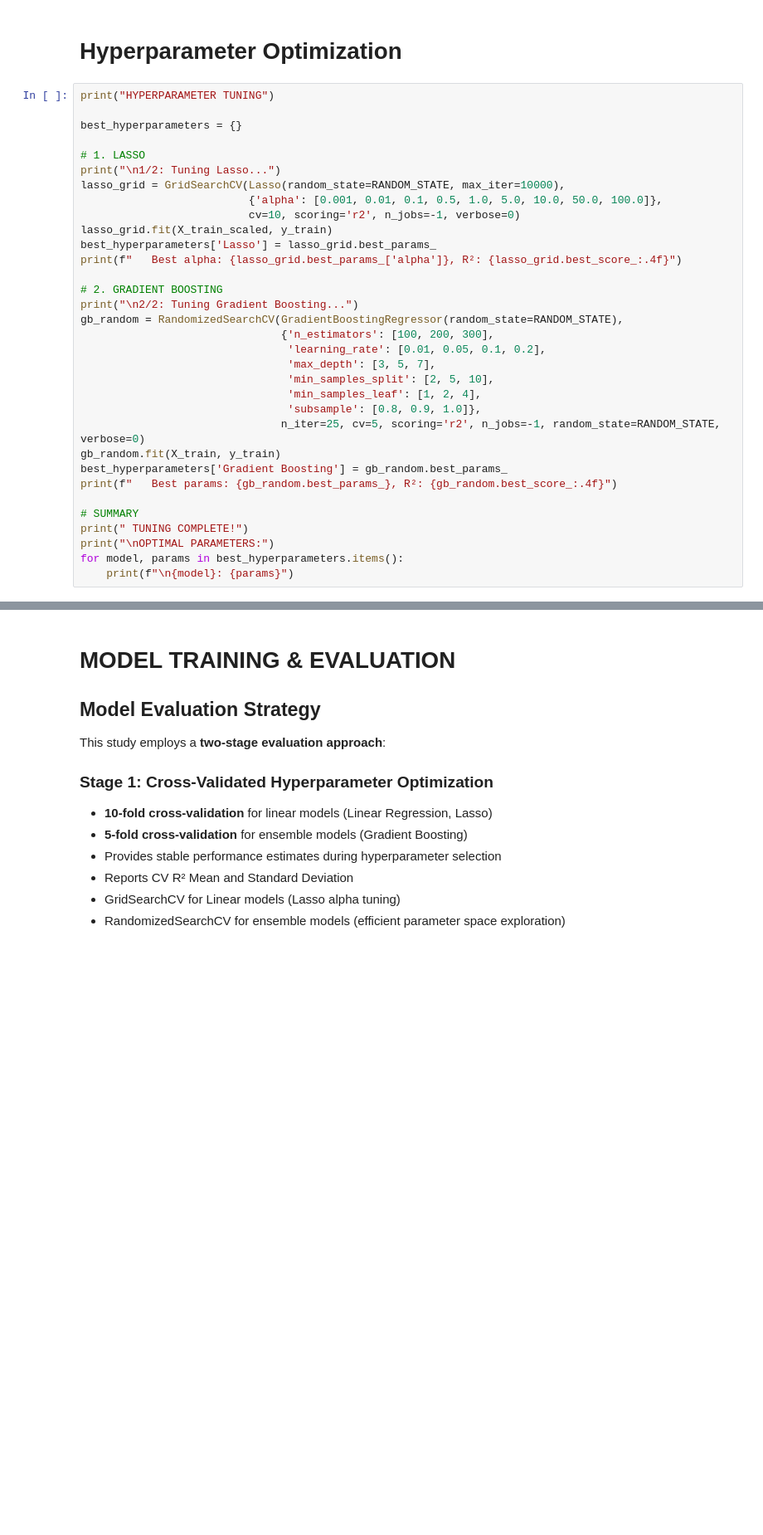
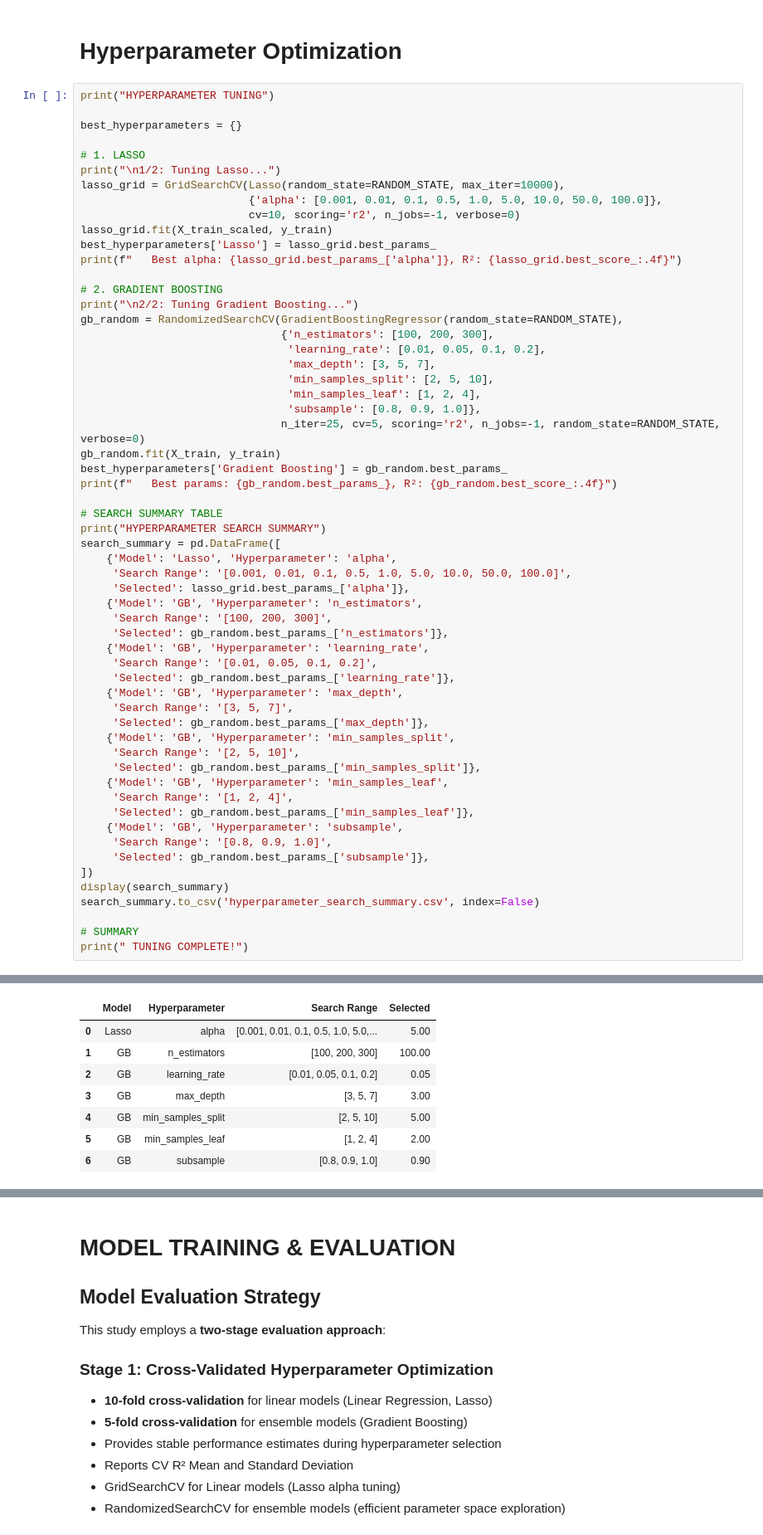
Before and after one commit to IfeakanduBenedict/pediatric-pneumonia-ml-england, a Jupyter notebook: Pediatric_Pneumonia_Analysis.ipynb, the cells around one changed output, grey strips where cells are left out. Shown at 83% size. Saved outputs shown, nothing was run; the diff lists cells and outputs as text; blank space fills up the shorter version.

```diff
--- a/Pediatric_Pneumonia_Analysis.ipynb
+++ b/Pediatric_Pneumonia_Analysis.ipynb
@@ -972,11 +972,36 @@ gb_random.fit(X_train, y_train)
 best_hyperparameters['Gradient Boosting'] = gb_random.best_params_
 print(f"   Best params: {gb_random.best_params_}, R²: {gb_random.best_score_:.4f}")
 
+# SEARCH SUMMARY TABLE
+print("HYPERPARAMETER SEARCH SUMMARY")
+search_summary = pd.DataFrame([
+    {'Model': 'Lasso', 'Hyperparameter': 'alpha',
+     'Search Range': '[0.001, 0.01, 0.1, 0.5, 1.0, 5.0, 10.0, 50.0, 100.0]',
+     'Selected': lasso_grid.best_params_['alpha']},
+    {'Model': 'GB', 'Hyperparameter': 'n_estimators',
+     'Search Range': '[100, 200, 300]',
+     'Selected': gb_random.best_params_['n_estimators']},
+    {'Model': 'GB', 'Hyperparameter': 'learning_rate',
+     'Search Range': '[0.01, 0.05, 0.1, 0.2]',
+     'Selected': gb_random.best_params_['learning_rate']},
+    {'Model': 'GB', 'Hyperparameter': 'max_depth',
+     'Search Range': '[3, 5, 7]',
+     'Selected': gb_random.best_params_['max_depth']},
+    {'Model': 'GB', 'Hyperparameter': 'min_samples_split',
+     'Search Range': '[2, 5, 10]',
+     'Selected': gb_random.best_params_['min_samples_split']},
+    {'Model': 'GB', 'Hyperparameter': 'min_samples_leaf',
+     'Search Range': '[1, 2, 4]',
+     'Selected': gb_random.best_params_['min_samples_leaf']},
+    {'Model': 'GB', 'Hyperparameter': 'subsample',
+     'Search Range': '[0.8, 0.9, 1.0]',
+     'Selected': gb_random.best_params_['subsample']},
+])
+display(search_summary)
+search_summary.to_csv('hyperparameter_search_summary.csv', index=False)
+
 # SUMMARY
 print(" TUNING COMPLETE!")
-print("\nOPTIMAL PARAMETERS:")
-for model, params in best_hyperparameters.items():
-    print(f"\n{model}: {params}")
 # %% [output]
 HYPERPARAMETER TUNING
 
@@ -994,0 +1014,8 @@ Gradient Boosting: {'subsample': 0.9, 'n_estimators': 100, 'min_samples_split':
+|  | Model | Hyperparameter | Search Range | Selected |
+| 0 | Lasso | alpha | [0.001, 0.01, 0.1, 0.5, 1.0, 5.0,... | 5.00 |
+| 1 | GB | n_estimators | [100, 200, 300] | 100.00 |
+| 2 | GB | learning_rate | [0.01, 0.05, 0.1, 0.2] | 0.05 |
+| 3 | GB | max_depth | [3, 5, 7] | 3.00 |
+| 4 | GB | min_samples_split | [2, 5, 10] | 5.00 |
+| 5 | GB | min_samples_leaf | [1, 2, 4] | 2.00 |
+| 6 | GB | subsample | [0.8, 0.9, 1.0] | 0.90 |
```
Also changed, not shown: parts of 5 cells of this notebook.
